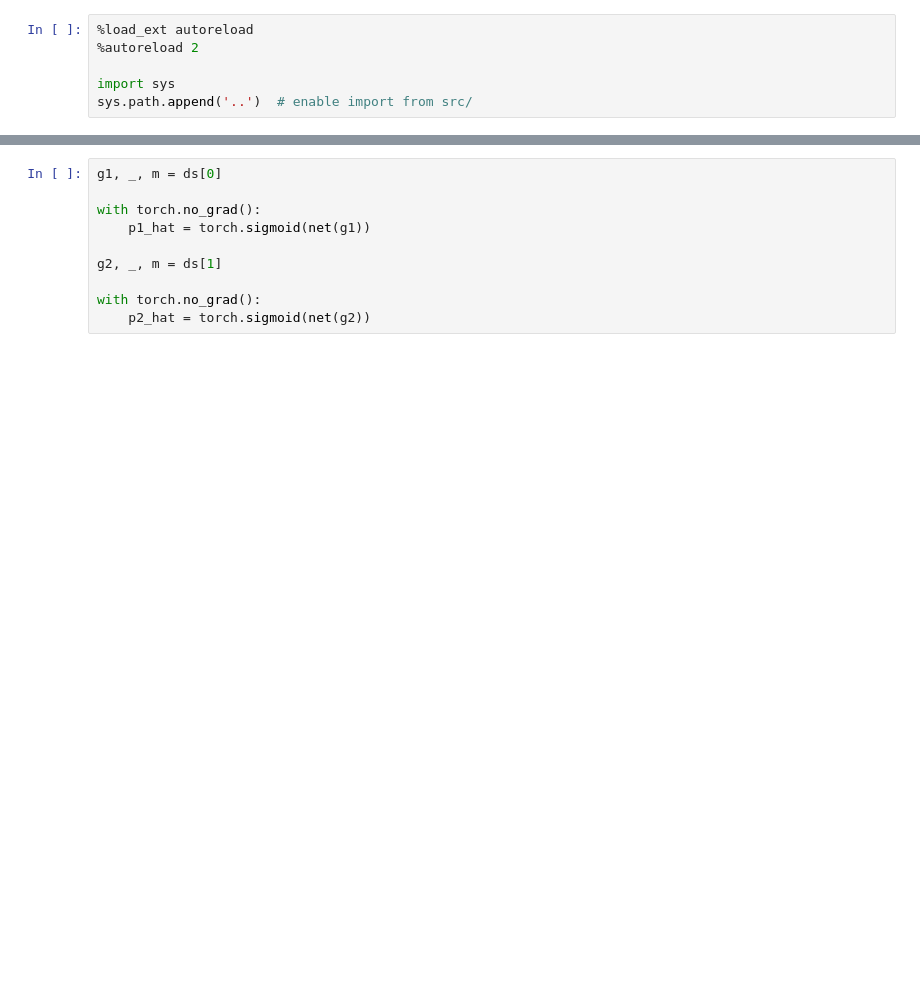
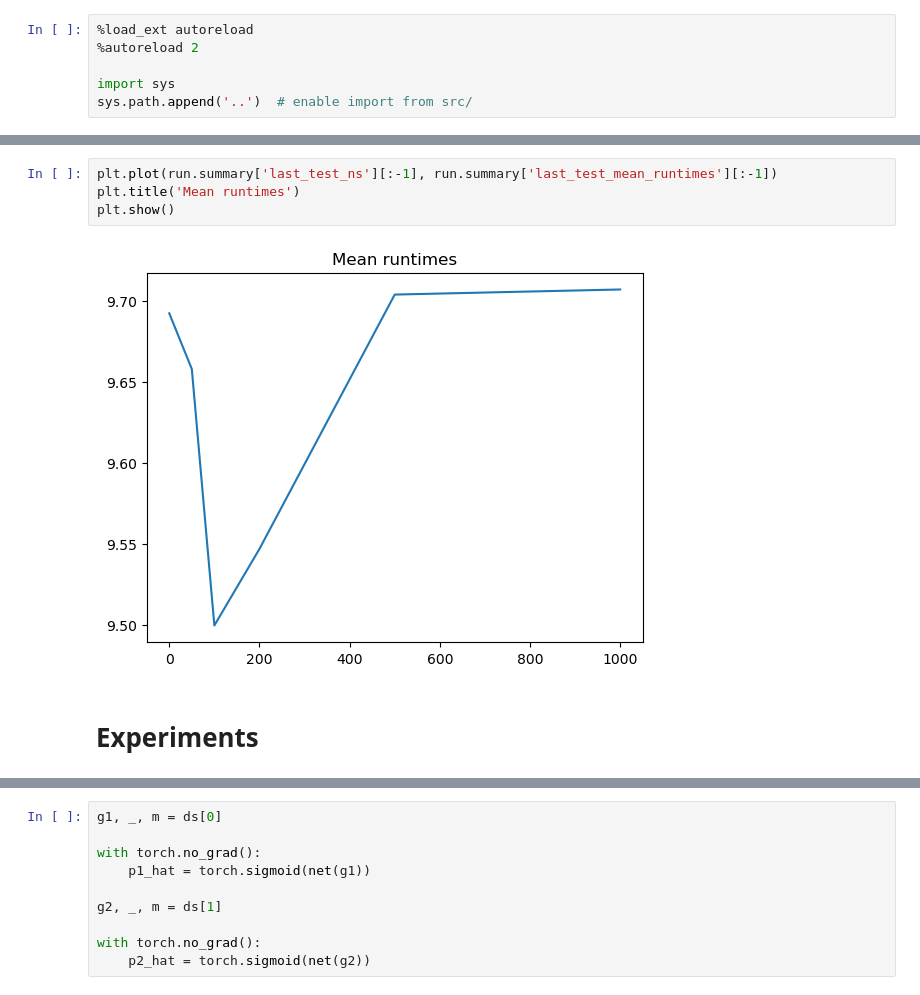
Before and after one commit to gos-ufsc/sat-gnn, a Jupyter notebook: notebooks/3.4-bmp-new-training-early-fixing-performance.ipynb, the cells around one changed output, grey strips where cells are left out. Saved outputs shown, nothing was run; the diff lists cells and outputs as text; blank space fills up the shorter version.

```diff
--- a/notebooks/3.4-bmp-new-training-early-fixing-performance.ipynb
+++ b/notebooks/3.4-bmp-new-training-early-fixing-performance.ipynb
@@ -24,3 +41,11 @@ from src.utils import load_from_wandb
+# %%
+plt.plot(run.summary['last_test_ns'][:-1], run.summary['last_test_mean_runtimes'][:-1])
+plt.title('Mean runtimes')
+plt.show()
+# %% [output]
+[figure, added]
+# %% [markdown]
+# Experiments
 # %%
 instances_dir = Path('../data/raw')
 instances_fpaths = list(instances_dir.glob('97_*.json'))
```
Also changed, not shown: parts of 14 cells of this notebook, 5 other files.
